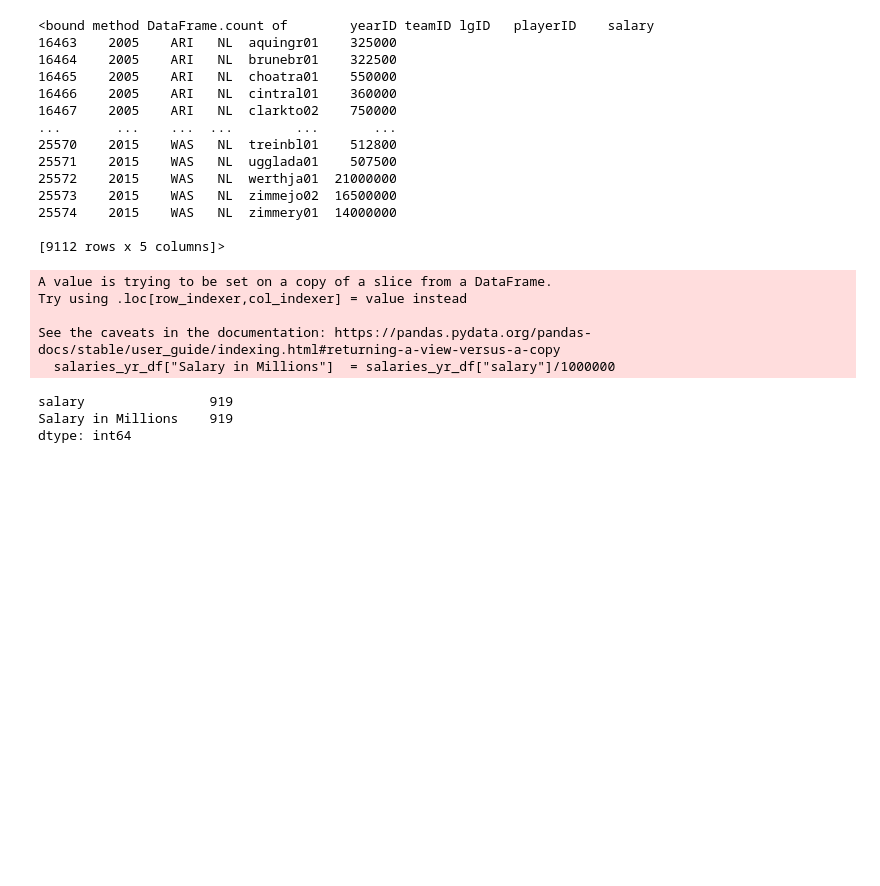
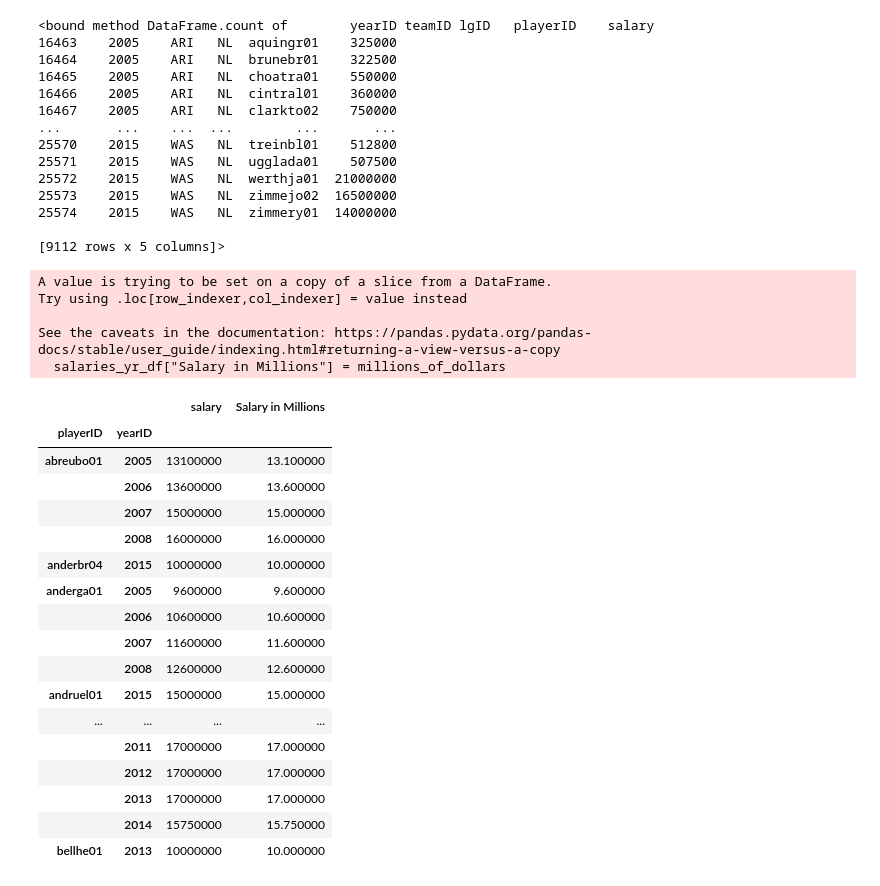
Before and after one commit to eerofeeva/BaseballMadness, a Jupyter notebook: baseball_challege.ipynb, the cells around one changed output. Cells and saved outputs as stored; diff of their text form; code cells hidden in the pictures; blank space fills up the shorter version.

```diff
--- a/baseball_challege.ipynb
+++ b/baseball_challege.ipynb
@@ -139,32 +139,46 @@ salaries_yr.count
 # %%
 #Find top salaries - using df with years 2005-2015 and selecting for playoff teams
 #Looking for top 10%, narrow down to 900ish rows
 
 #salaries_yr.describe()
 salaries_yr_df = salaries_yr.loc[salaries_yr['teamID'].isin(playoff_count_df.index)]
 salaries_yr_df
 
-salaries_yr_df["Salary in Millions"]  = salaries_yr_df["salary"]/1000000
-
-# salaries_yr_df["Salary in Millions"] = millions_of_dollars
+millions_of_dollars  = salaries_yr_df["salary"]/1000000
+salaries_yr_df["Salary in Millions"] = millions_of_dollars
 salaries_yr_df
 
 salaries_millions = salaries_yr_df.loc[salaries_yr_df["Salary in Millions"]>9.5]
 salaries_millions
 
 #groupby players
 top_total_spenders = salaries_millions.groupby(["playerID", "yearID"]).sum()
 top_total_spenders.head(30)
-top_total_spenders.count()
+#top_total_spenders.count()
 # %% [output]
 A value is trying to be set on a copy of a slice from a DataFrame.
 Try using .loc[row_indexer,col_indexer] = value instead
 
 See the caveats in the documentation: https://pandas.pydata.org/pandas-docs/stable/user_guide/indexing.html#returning-a-view-versus-a-copy
-  salaries_yr_df["Salary in Millions"]  = salaries_yr_df["salary"]/1000000
+  salaries_yr_df["Salary in Millions"] = millions_of_dollars
-salary                919
-Salary in Millions    919
-dtype: int64
+|  |  | salary | Salary in Millions |
+| playerID | yearID |  |  |
+| abreubo01 | 2005 | 13100000 | 13.100000 |
+|  | 2006 | 13600000 | 13.600000 |
+|  | 2007 | 15000000 | 15.000000 |
+|  | 2008 | 16000000 | 16.000000 |
+| anderbr04 | 2015 | 10000000 | 10.000000 |
+| anderga01 | 2005 | 9600000 | 9.600000 |
+|  | 2006 | 10600000 | 10.600000 |
+|  | 2007 | 11600000 | 11.600000 |
+|  | 2008 | 12600000 | 12.600000 |
+| andruel01 | 2015 | 15000000 | 15.000000 |
+| ... | ... | ... | ... |
+|  | 2011 | 17000000 | 17.000000 |
+|  | 2012 | 17000000 | 17.000000 |
+|  | 2013 | 17000000 | 17.000000 |
+|  | 2014 | 15750000 | 15.750000 |
+| bellhe01 | 2013 | 10000000 | 10.000000 |
 # %%
 top_total_spenders["Average Salary"]= top_total_spenders.sum()
 #How to fill in average column??
```
Also changed, not shown: parts of 2 cells of this notebook.
